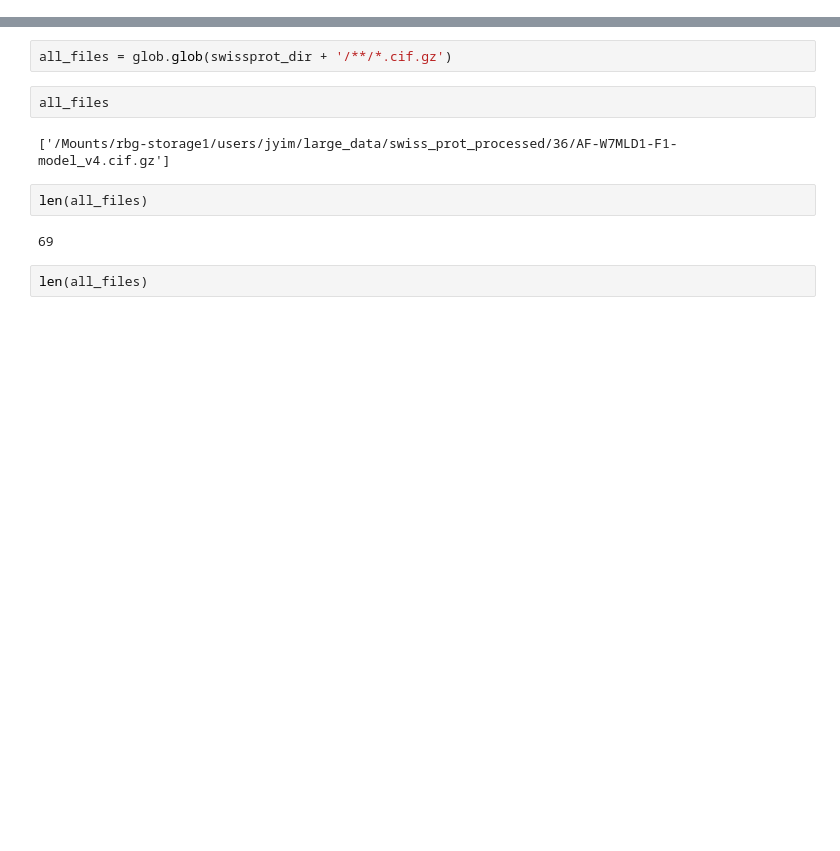
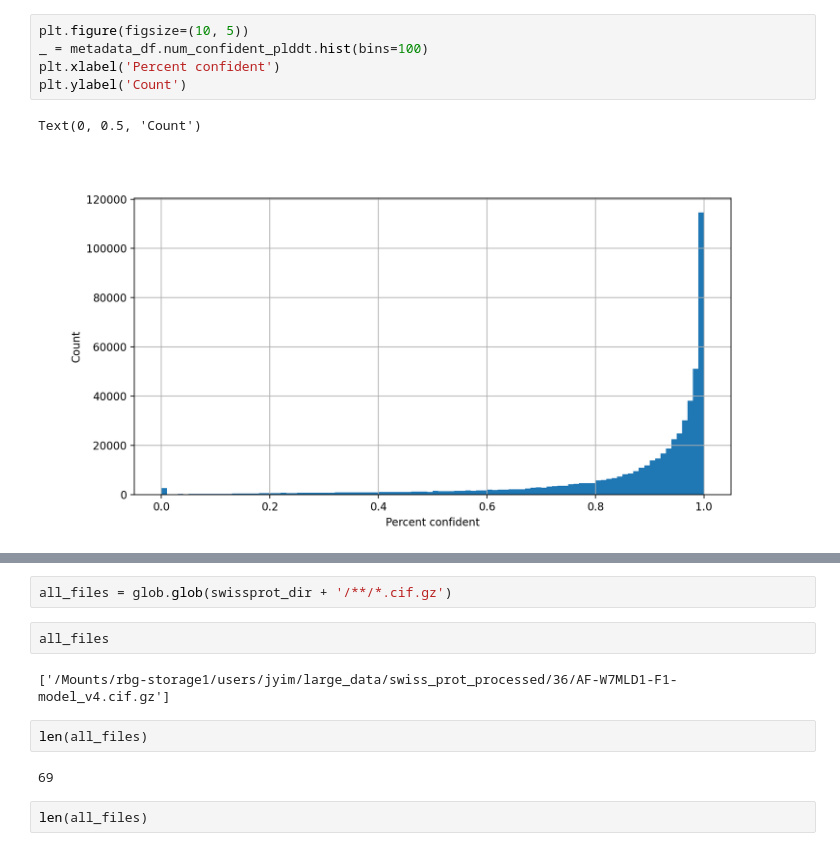
Before and after one commit to microsoft/protein-frame-flow, a Jupyter notebook: notebooks/swiss_prot_wrangling.ipynb, the cells around one changed output, grey strips where cells are left out. Cells and saved outputs as stored; diff of their text form; blank space fills up the shorter version.

```diff
--- a/notebooks/swiss_prot_wrangling.ipynb
+++ b/notebooks/swiss_prot_wrangling.ipynb
@@ -12,0 +71,8 @@ swissprot_dir = '/Mounts/rbg-storage1/users/jyim/large_data/swiss_prot_processed
+# %%
+plt.figure(figsize=(10, 5))
+_ = metadata_df.num_confident_plddt.hist(bins=100)
+plt.xlabel('Percent confident')
+plt.ylabel('Count')
+# %% [output]
+Text(0, 0.5, 'Count')
+[figure, added]
```
Also changed, not shown: parts of 15 cells of this notebook, 9 other files.
